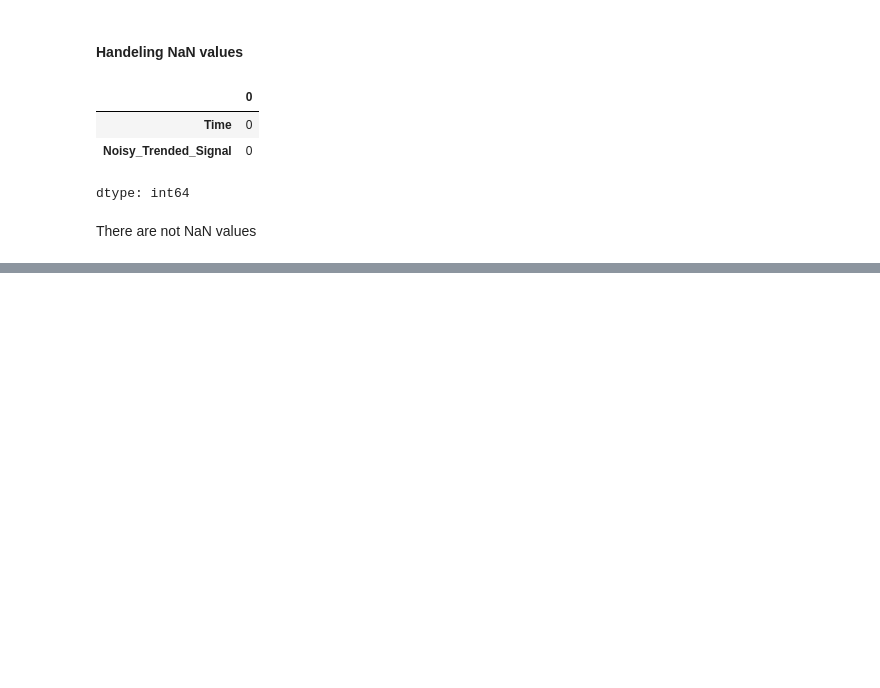
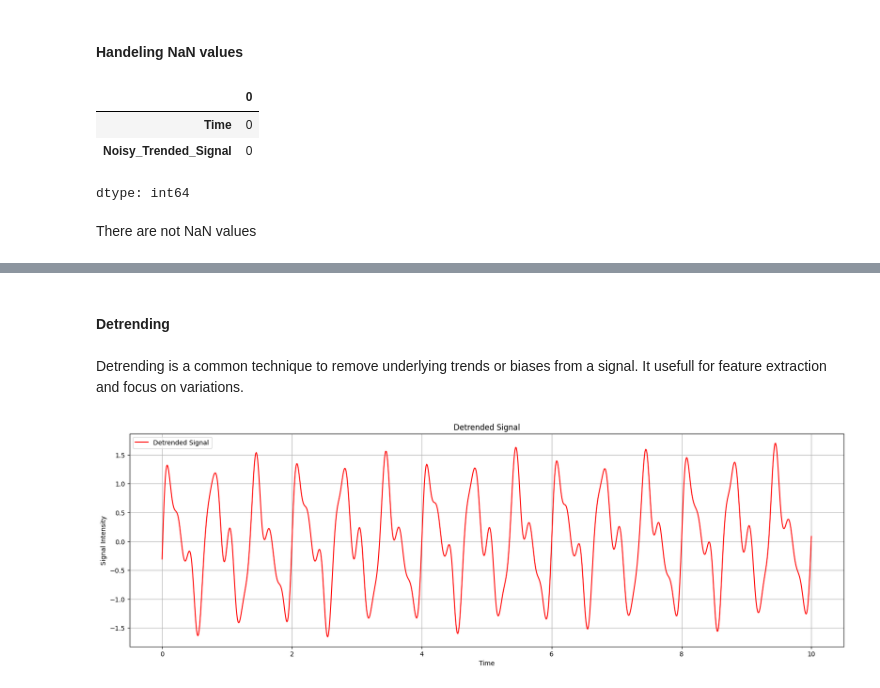
Before and after one commit to itamarKraitman/Olive_Diagnostic, a Jupyter notebook: Question 2/Question_2.ipynb, the cells around one changed output, grey strips where cells are left out. Saved outputs shown, nothing was run; the diff lists cells and outputs as text; code cells hidden in the pictures; blank space fills up the shorter version.

```diff
--- a/Question 2/Question_2.ipynb
+++ b/Question 2/Question_2.ipynb
@@ -123,0 +162,17 @@ Suggested Cutoff Frequency: 7.5 Hz
+# %% [markdown]
+#### Detrending
+# %% [markdown]
+Detrending is a common technique to remove underlying trends or biases from a signal. It usefull for feature extraction and focus on variations.
+# %%
+detrended_signal = detrend(filtered_signal)
+
+fig = plt.figure(figsize=(20, 6))
+plt.plot(data['Time'], detrended_signal, label='Detrended Signal', color='red')
+plt.title('Detrended Signal')
+plt.xlabel('Time')
+plt.ylabel('Signal Intensity')
+plt.grid(True)
+plt.legend()
+plt.show()
+# %% [output]
+[figure, added]
```
Also changed, not shown: parts of 32 cells of this notebook, 2 other files.
